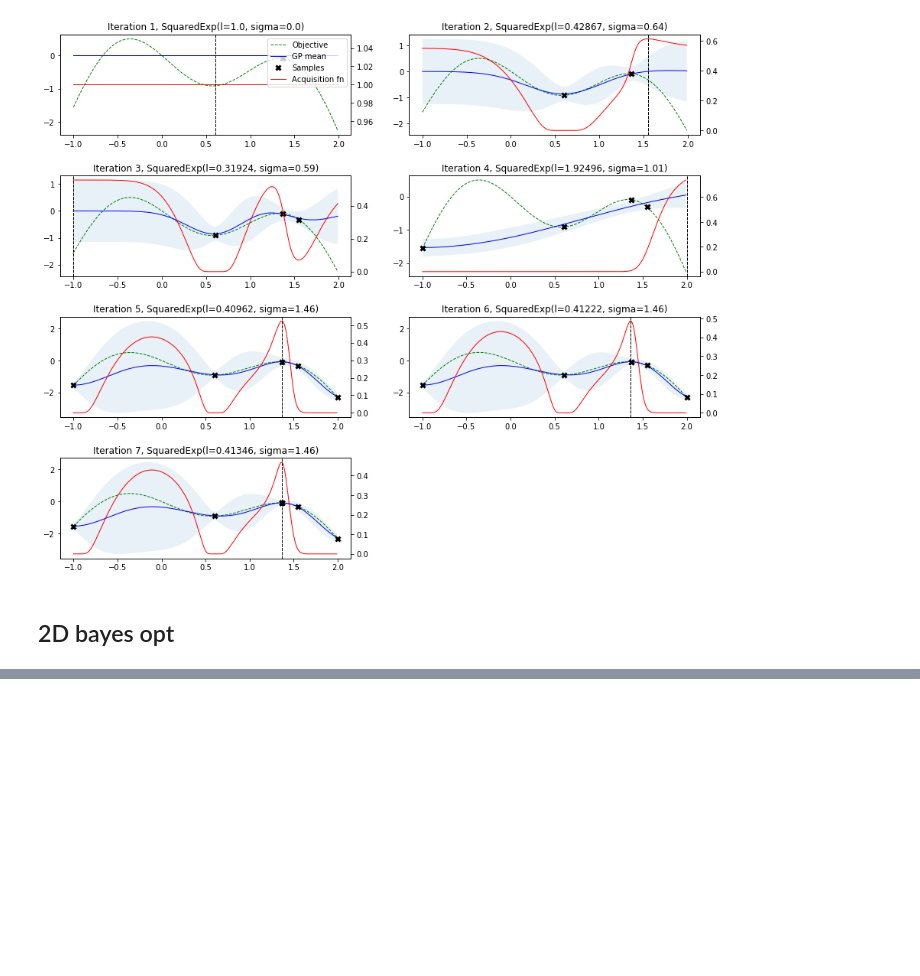
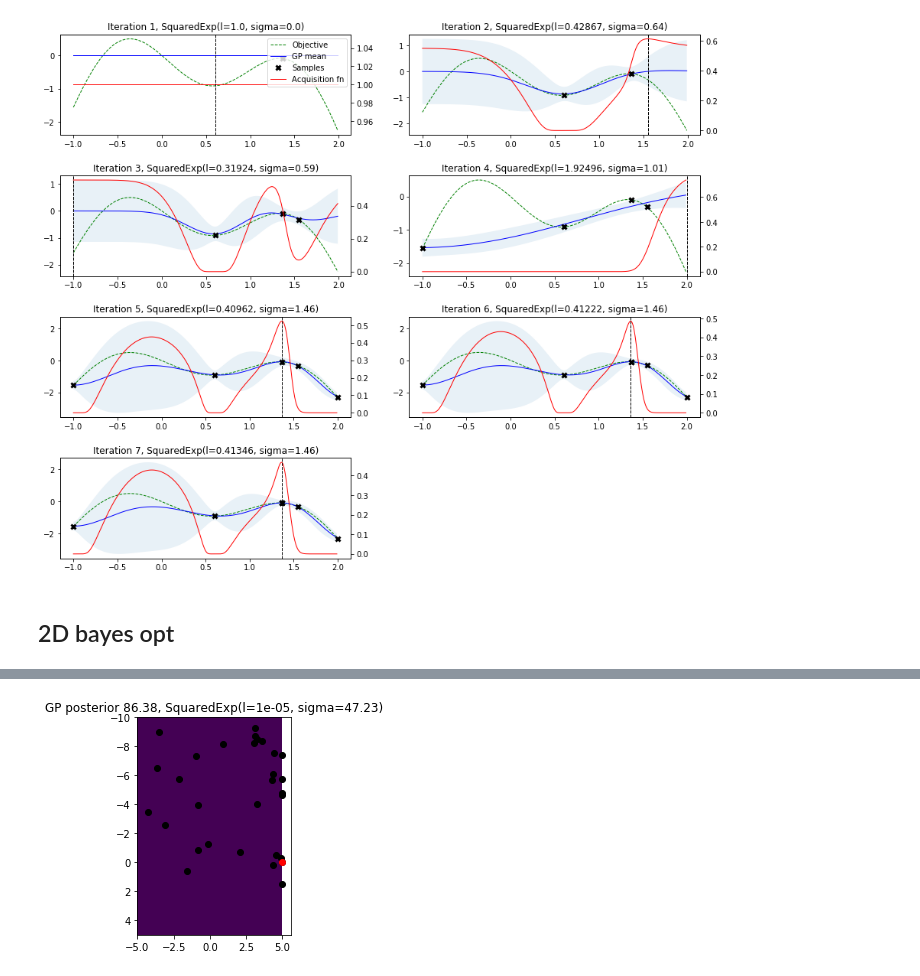
Before and after one commit to darthdeus/bopt, a Jupyter notebook: GP mojeopt.ipynb, the cells around one changed output, grey strips where cells are left out. Cells and saved outputs as stored; diff of their text form; code cells hidden in the pictures; blank space fills up the shorter version.

```diff
--- a/GP mojeopt.ipynb
+++ b/GP mojeopt.ipynb
@@ -344,13 +345,15 @@ def f(x):
 def ff(x):
     return np.sin(np.linalg.norm(x)).item()
 
-def parallel_f(x):
-    return executor.submit(f, x)
 
 # bounds = [Integer(-5, 8), Float(-2, 3), Float(0, 10), Integer(2, 10), Float(-2, 3), Float(0, 10), Integer(2, 10), Float(-2, 3), Float(0, 10), Integer(2, 10)]
 bounds = [Float(-5, 5), Float(-10, 5)]
 
-# res = bo_minimize(f, bounds, n_iter=30, kernel=SquaredExp())
+res = bo_maximize(f, bounds, n_iter=30, kernel=SquaredExp())
+# %%
+plot_2d_optim_result(res)
+# %% [output]
+[figure, added]
 # %%
 bounds = [Float(-5, 5), Float(-10, 5)]
 
```
Also changed, not shown: parts of 5 cells of this notebook.
